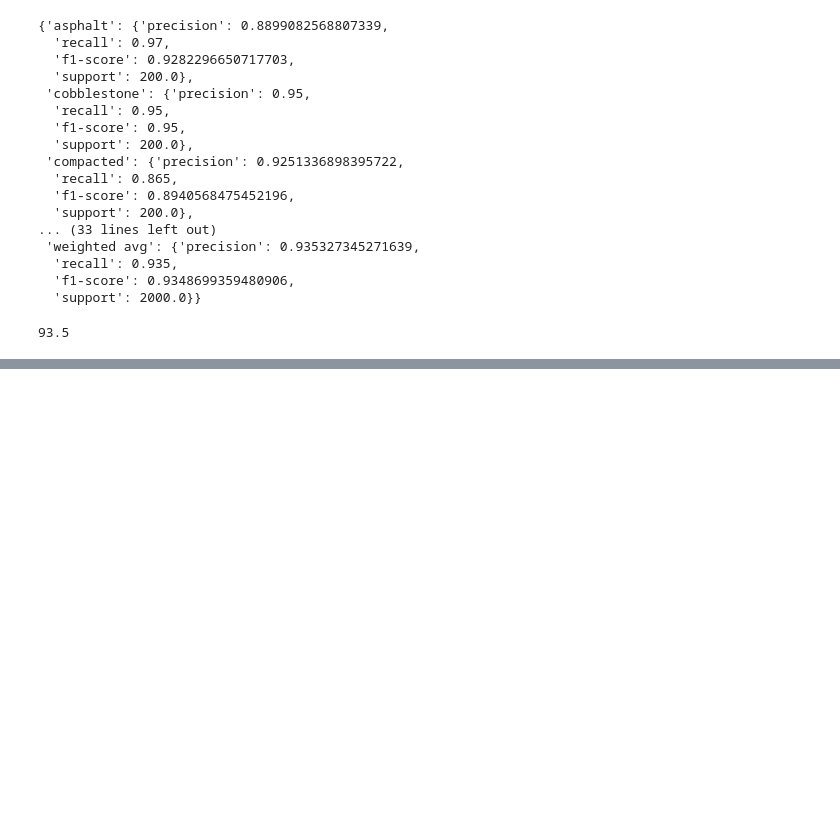
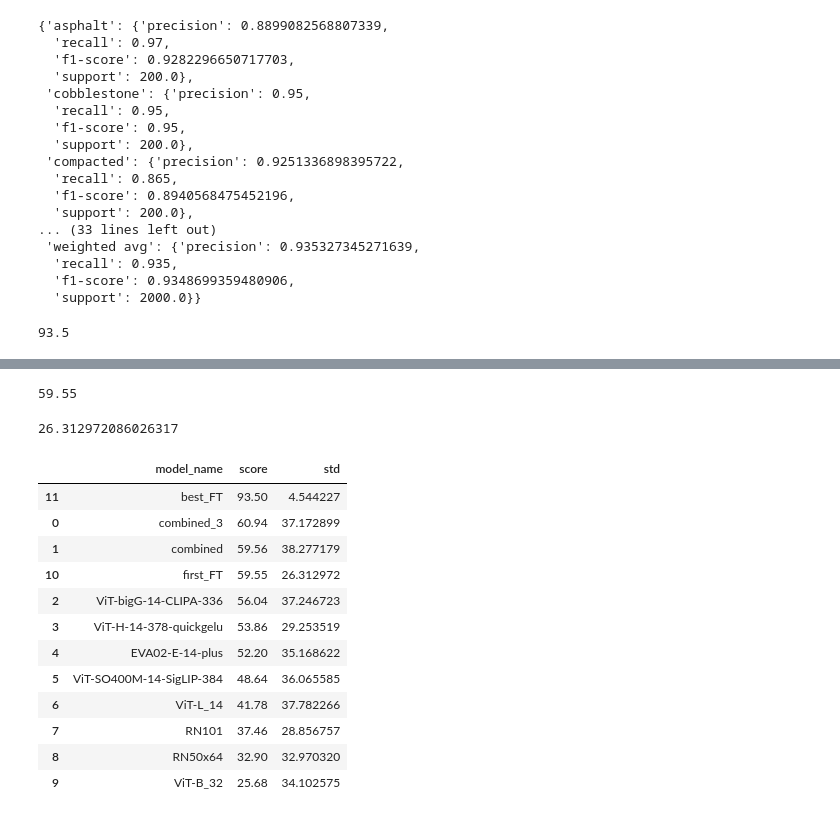
Before and after one commit to kauevestena/deep_pavements_dataset, a Jupyter notebook: scripts/charts_finetuned.ipynb, the cells around one changed output, grey strips where cells are left out. Drawn from its saved outputs; the diff is of its cells as text; code cells hidden in the pictures; blank space fills up the shorter version.

```diff
--- a/scripts/charts_finetuned.ipynb
+++ b/scripts/charts_finetuned.ipynb
@@ -41,6 +50,11 @@ c_mat = confusion_matrix(true_labels,
                          predicted_labels,
                          labels=available_classes,
                          normalize='true') * 100
+
+c_mat_orig = confusion_matrix(true_labels_orig,
+                         predicted_labels_orig,
+                         labels=available_classes,
+                         normalize='true') * 100
 # %%
 fig = px.imshow(c_mat,
                 labels=dict(x="Prediction", y="Class"),
@@ -93,0 +128,36 @@ c_mat.diagonal().sum() / (len(available_classes))
+# %%
+c_mat_orig.diagonal().mean()
+# %% [output]
+59.55
+# %%
+c_mat_orig.diagonal().std()
+# %% [output]
+26.312972086026317
+# %%
+other_models_records = read_json('../analysis/figures/barplot_data.json')
+# %%
+other_models_records.append(
+    {'model_name': 'first_FT','score':c_mat_orig.diagonal().mean(),'std':c_mat_orig.diagonal().std()}
+    )
+
+other_models_records.append(
+    {'model_name': 'best_FT','score':c_mat.diagonal().mean(),'std':c_mat.diagonal().std()}
+)
+# %%
+all_models_df = pd.DataFrame(other_models_records).sort_values('score', ascending=False)
+# %%
+all_models_df
+# %% [output]
+|  | model_name | score | std |
+| 11 | best_FT | 93.50 | 4.544227 |
+| 0 | combined_3 | 60.94 | 37.172899 |
+| 1 | combined | 59.56 | 38.277179 |
+| 10 | first_FT | 59.55 | 26.312972 |
+| 2 | ViT-bigG-14-CLIPA-336 | 56.04 | 37.246723 |
+| 3 | ViT-H-14-378-quickgelu | 53.86 | 29.253519 |
+| 4 | EVA02-E-14-plus | 52.20 | 35.168622 |
+| 5 | ViT-SO400M-14-SigLIP-384 | 48.64 | 36.065585 |
+| 6 | ViT-L_14 | 41.78 | 37.782266 |
+| 7 | RN101 | 37.46 | 28.856757 |
+| 8 | RN50x64 | 32.90 | 32.970320 |
+| 9 | ViT-B_32 | 25.68 | 34.102575 |
```
Also changed, not shown: parts of 7 cells of this notebook, 3 other files.
